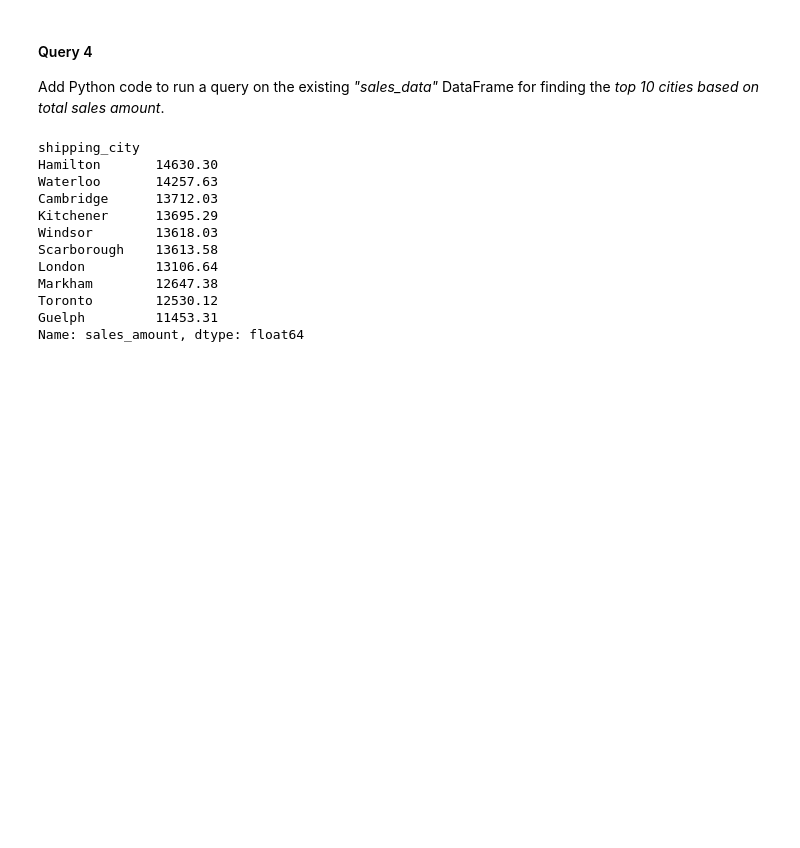
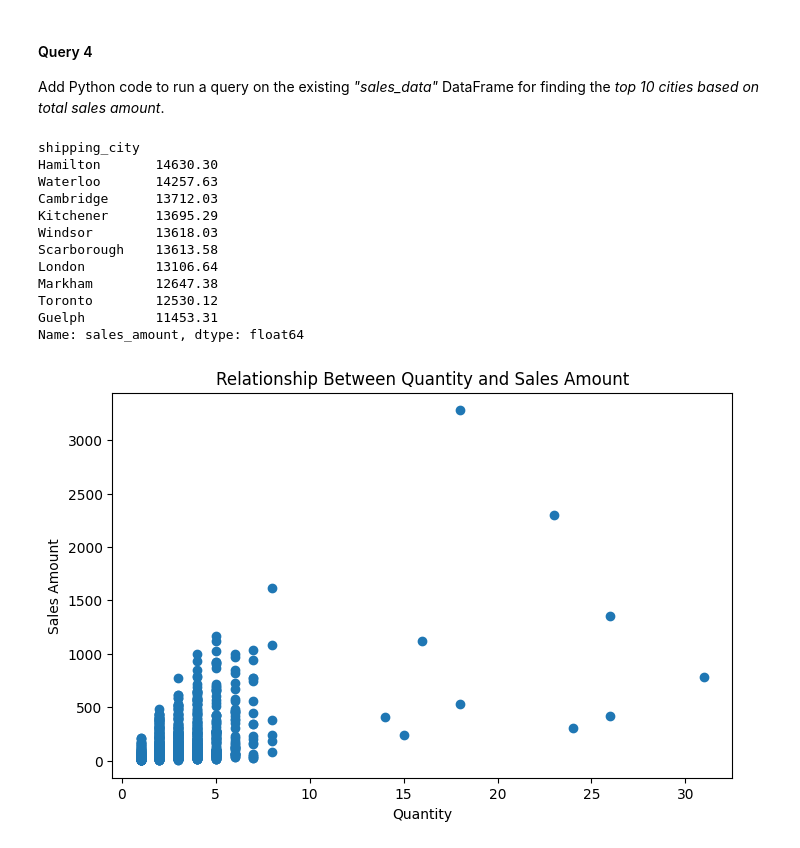
Before and after one commit to UbaidUllah777/DataEngineeringOneInClassChallenge, a Jupyter notebook: DataEngineeringOne.ipynb, the cells around one changed output. Drawn from its saved outputs; the diff is of its cells as text; code cells hidden in the pictures; blank space fills up the shorter version.

```diff
--- a/DataEngineeringOne.ipynb
+++ b/DataEngineeringOne.ipynb
@@ -120,3 +121,22 @@ Markham        12647.38
 Toronto        12530.12
 Guelph         11453.31
 Name: sales_amount, dtype: float64
+# %%
+
+# Create a scatter plot
+plt.figure(figsize=(8, 5))
+
+plt.scatter(
+    sales_data["quantity"],
+    sales_data["sales_amount"]
+)
+
+# Add labels and title
+plt.xlabel("Quantity")
+plt.ylabel("Sales Amount")
+plt.title("Relationship Between Quantity and Sales Amount")
+
+# Show the chart
+plt.show()
+# %% [output]
+[figure, added]
```
Also changed, not shown: parts of 3 cells of this notebook.
